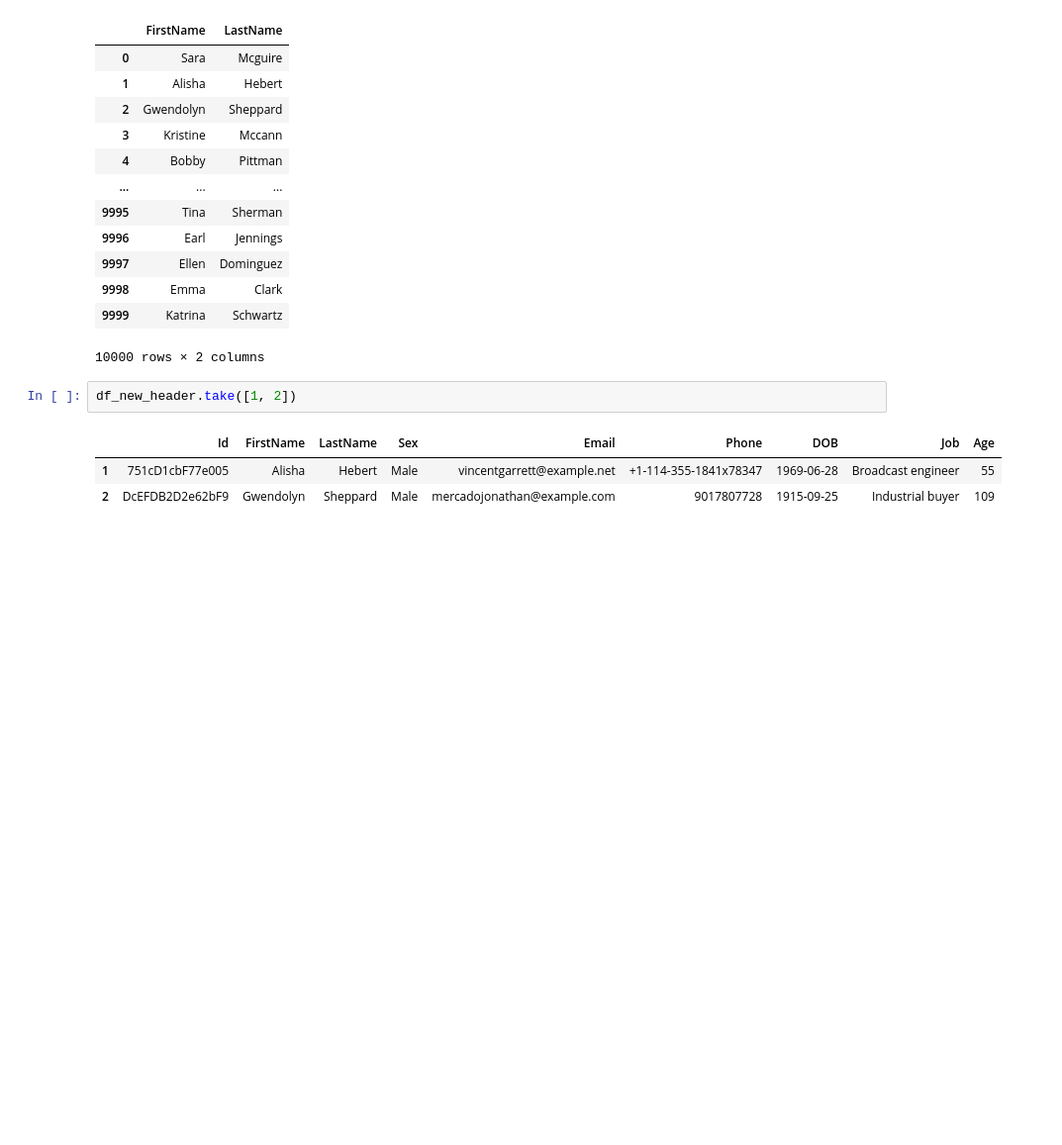
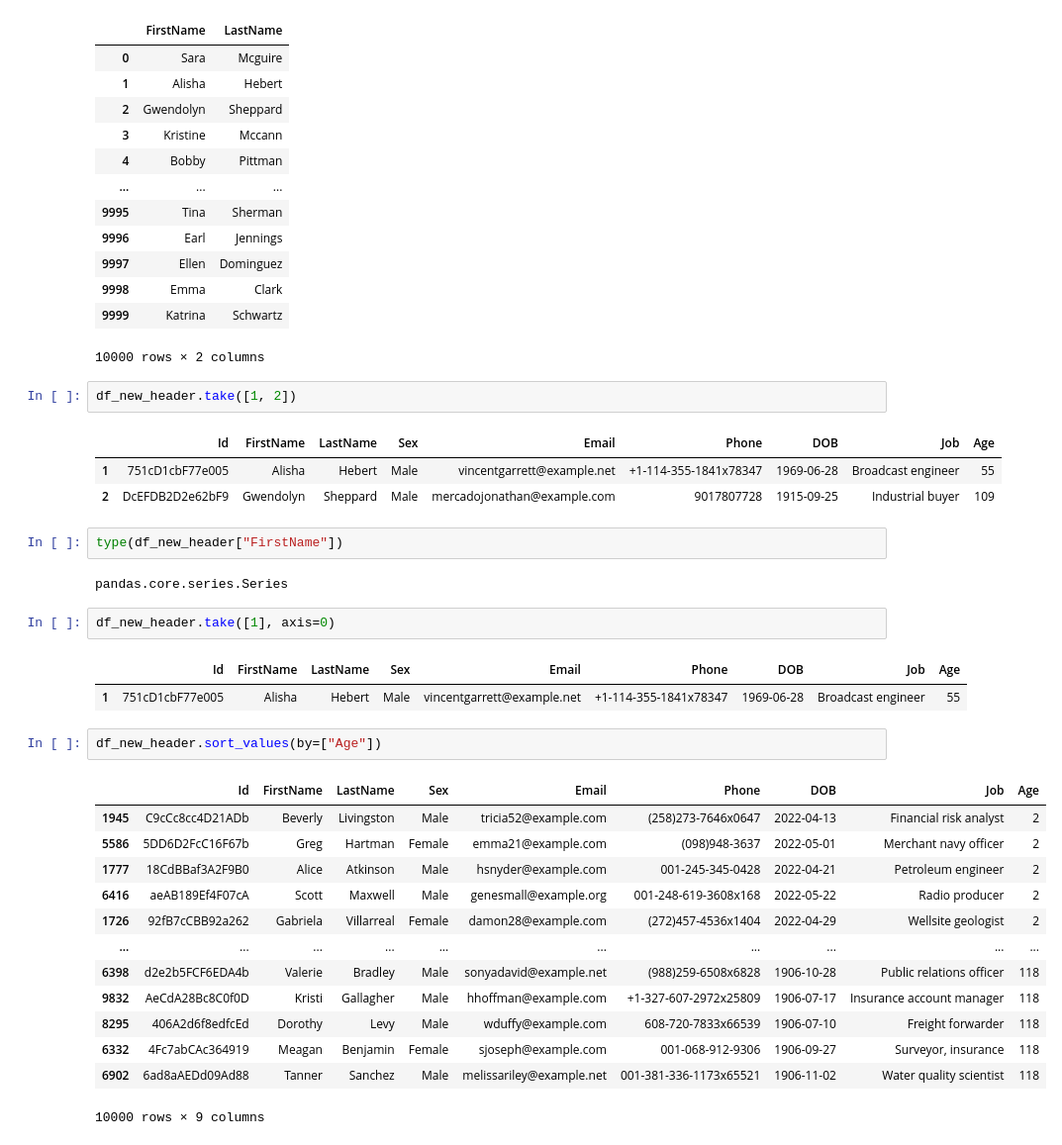
Before and after one commit to vimalmenon/learn-pandas-and-numpy, a Jupyter notebook: 03-data.ipynb, the cells around one changed output. Shown at 99% size. Drawn from its saved outputs; the diff is of its cells as text; blank space fills up the shorter version.

```diff
--- a/03-data.ipynb
+++ b/03-data.ipynb
@@ -364,3 +364,28 @@ df_new_header.take([1, 2])
 |  | Id | FirstName | LastName | Sex | Email | Phone | DOB | Job | Age |
 | 1 | 751cD1cbF77e005 | Alisha | Hebert | Male | vincentgarrett@example.net | +1-114-355-1841x78347 | 1969-06-28 | Broadcast engineer | 55 |
 | 2 | DcEFDB2D2e62bF9 | Gwendolyn | Sheppard | Male | mercadojonathan@example.com | 9017807728 | 1915-09-25 | Industrial buyer | 109 |
+# %%
+type(df_new_header["FirstName"])
+# %% [output]
+pandas.core.series.Series
+# %%
+df_new_header.take([1], axis=0)
+# %% [output]
+|  | Id | FirstName | LastName | Sex | Email | Phone | DOB | Job | Age |
+| 1 | 751cD1cbF77e005 | Alisha | Hebert | Male | vincentgarrett@example.net | +1-114-355-1841x78347 | 1969-06-28 | Broadcast engineer | 55 |
+# %%
+df_new_header.sort_values(by=["Age"])
+# %% [output]
+|  | Id | FirstName | LastName | Sex | Email | Phone | DOB | Job | Age |
+| 1945 | C9cCc8cc4D21ADb | Beverly | Livingston | Male | tricia52@example.com | (258)273-7646x0647 | 2022-04-13 | Financial risk analyst | 2 |
+| 5586 | 5DD6D2FcC16F67b | Greg | Hartman | Female | emma21@example.com | (098)948-3637 | 2022-05-01 | Merchant navy officer | 2 |
+| 1777 | 18CdBBaf3A2F9B0 | Alice | Atkinson | Male | hsnyder@example.com | 001-245-345-0428 | 2022-04-21 | Petroleum engineer | 2 |
+| 6416 | aeAB189Ef4F07cA | Scott | Maxwell | Male | genesmall@example.org | 001-248-619-3608x168 | 2022-05-22 | Radio producer | 2 |
+| 1726 | 92fB7cCBB92a262 | Gabriela | Villarreal | Female | damon28@example.com | (272)457-4536x1404 | 2022-04-29 | Wellsite geologist | 2 |
+| ... | ... | ... | ... | ... | ... | ... | ... | ... | ... |
+| 6398 | d2e2b5FCF6EDA4b | Valerie | Bradley | Male | sonyadavid@example.net | (988)259-6508x6828 | 1906-10-28 | Public relations officer | 118 |
+| 9832 | AeCdA28Bc8C0f0D | Kristi | Gallagher | Male | hhoffman@example.com | +1-327-607-2972x25809 | 1906-07-17 | Insurance account manager | 118 |
+| 8295 | 406A2d6f8edfcEd | Dorothy | Levy | Male | wduffy@example.com | 608-720-7833x66539 | 1906-07-10 | Freight forwarder | 118 |
+| 6332 | 4Fc7abCAc364919 | Meagan | Benjamin | Female | sjoseph@example.com | 001-068-912-9306 | 1906-09-27 | Surveyor, insurance | 118 |
+| 6902 | 6ad8aAEDd09Ad88 | Tanner | Sanchez | Male | melissariley@example.net | 001-381-336-1173x65521 | 1906-11-02 | Water quality scientist | 118 |
+10000 rows × 9 columns
```
Also changed, not shown: parts of 6 cells of this notebook.
